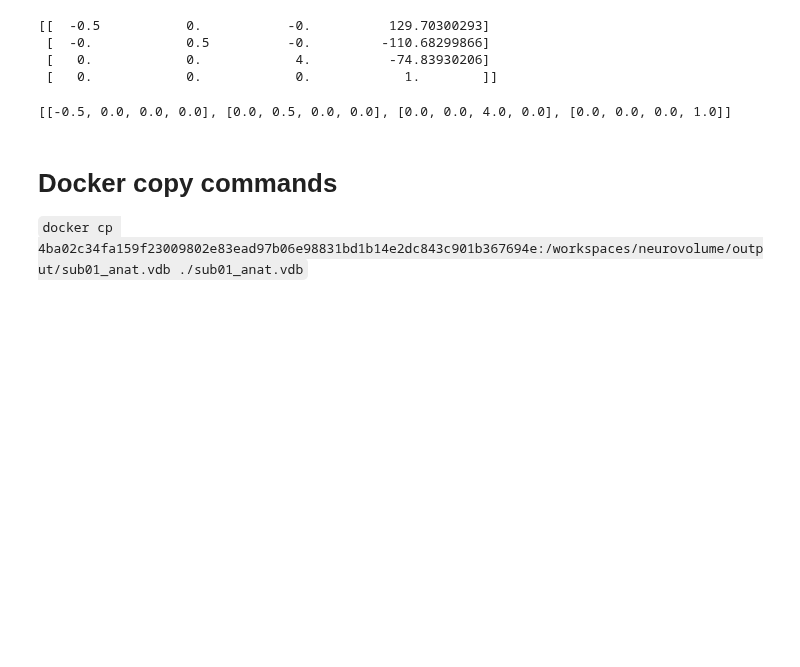
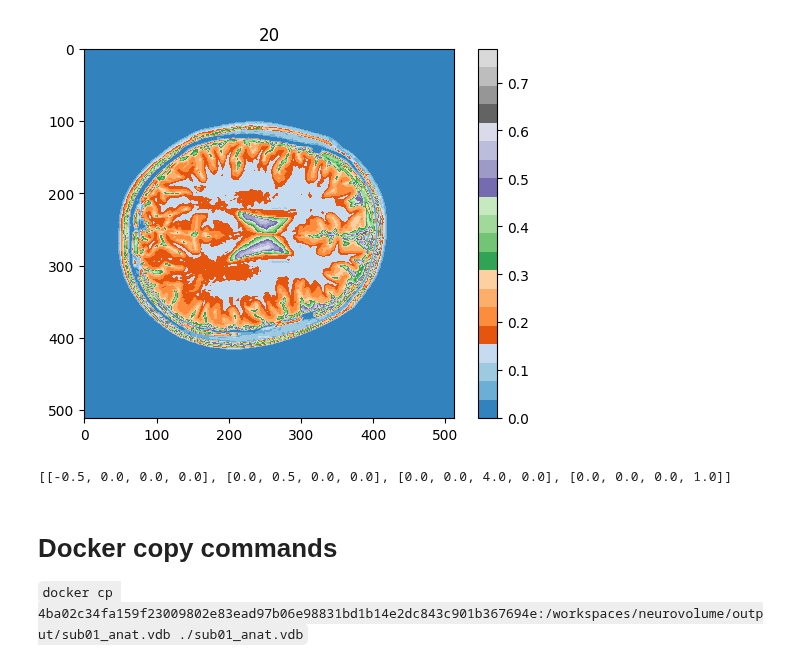
Before and after one commit to joachimbbp/neurovolume, a Jupyter notebook: src/neuro_volume/anat_pipeline.ipynb, the cells around one changed output. Cells and saved outputs as stored; diff of their text form; code cells hidden in the pictures; blank space fills up the shorter version.

```diff
--- a/src/neuro_volume/anat_pipeline.ipynb
+++ b/src/neuro_volume/anat_pipeline.ipynb
@@ -17,4 +17,5 @@ parent_directory = parent_directory()
 anat_filepath = "/workspaces/neurovolume/media/sub-01/anat/sub-01_T2w.nii.gz"
 anat_image = nib.load(anat_filepath)
 
-anat_norm = create_volume(normalize_array(anat_image.get_fdata()))
+#anat_norm = create_volume(normalize_array(anat_image.get_fdata()))
+anat_norm = create_volume(anat_image.get_fdata())
@@ -68,19 +22,5 @@ view_sagittal_slices(clipped_anat_norm, black_zero)
-# %%
-#create scale/rotation affine only
-# It seems like `createLinearTranform` just wants the -45 degree slices
-# that is to say, it just does scaling and transformation
-hardcoded_tf_modifid = [
-    [-0.5, 0.0, 0.0, 0.0],
-    [0.0, 0.5, 0.0, 0.0],
-    [0.0, 0.0, 4.0, 0.0],
-    [0.0, 0.0, 0.0, 1.0],
-]
-# TODO write code to do this later
-# it is from:
-print(anat_image.affine)
-# %% [output]
-[[  -0.5           0.           -0.          129.70300293]
- [  -0.            0.5          -0.         -110.68299866]
- [   0.            0.            4.          -74.83930206]
- [   0.            0.            0.            1.        ]]
+# %%
+view_sagittal_slice(anat_norm, 20, mpl.colormaps['tab20c'])
+# %% [output]
+[figure, added]
 # %%
```
Also changed, not shown: parts of 9 cells of this notebook, 5 other files.
